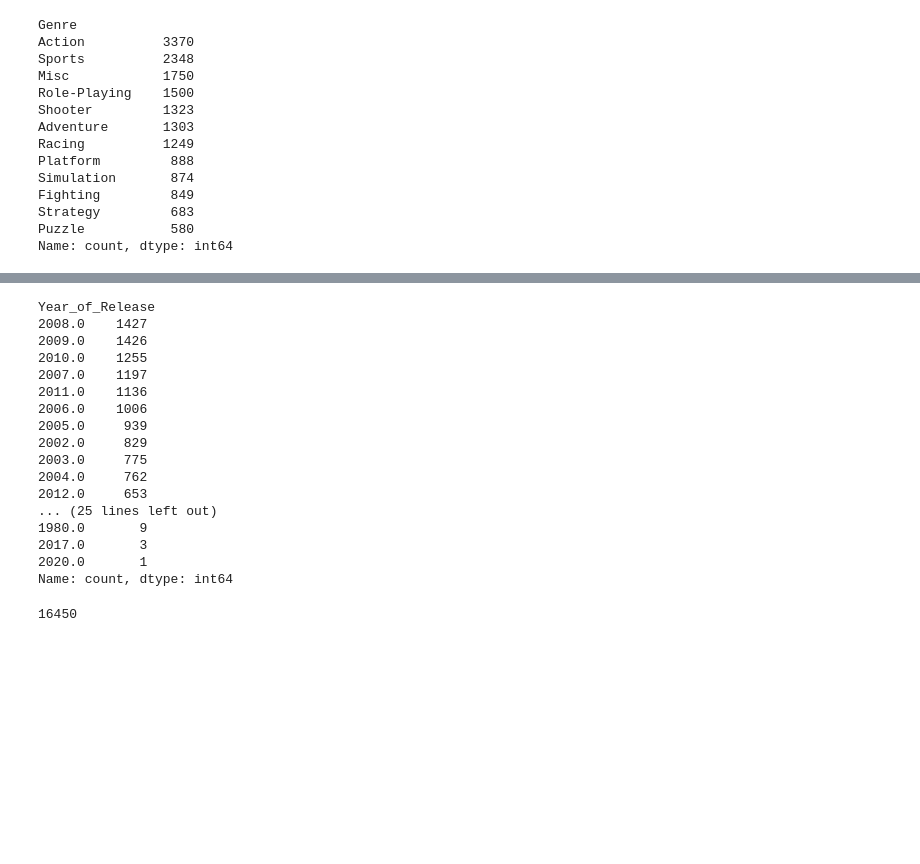
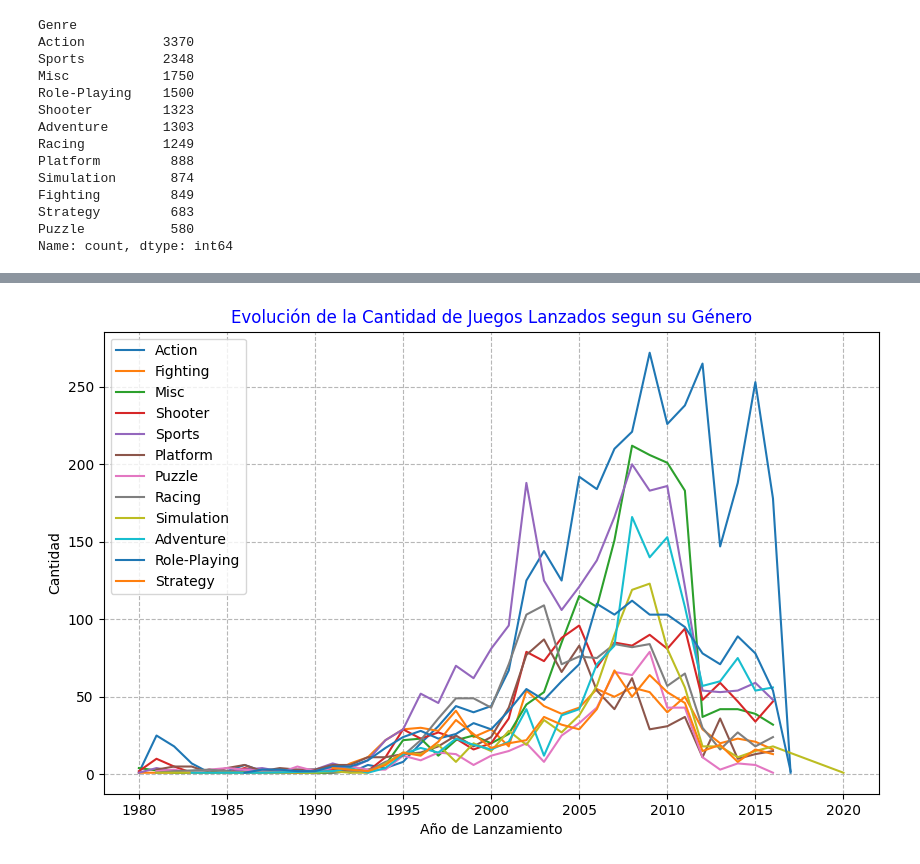
Before and after one commit to eliasfrivas/Colab, a Jupyter notebook: ProyectoDS_Partel_Rivas.ipynb, the cells around one changed output, grey strips where cells are left out. Drawn from its saved outputs; the diff is of its cells as text; code cells hidden in the pictures; blank space fills up the shorter version.

```diff
--- a/ProyectoDS_Partel_Rivas.ipynb
+++ b/ProyectoDS_Partel_Rivas.ipynb
@@ -127,25 +215,20 @@ plt.show()
-# %%
-conteo_año = df['Year_of_Release'].value_counts()
-print(conteo_año)
-# %% [output]
-Year_of_Release
-2008.0    1427
-2009.0    1426
-2010.0    1255
-2007.0    1197
-2011.0    1136
-2006.0    1006
-2005.0     939
-2002.0     829
-2003.0     775
-2004.0     762
-2012.0     653
-... (25 lines left out)
-1980.0       9
-2017.0       3
-2020.0       1
-Name: count, dtype: int64
-# %%
-print(sum(conteo_año))
-# %% [output]
-16450
+# %%
+#Vamos a graficar la evolucion temporal para observar como desde 1980 se fueron lanzando videos juegos en diferentes Generos y cual fueron de mayor impacto:
+
+# Agrupa por año y cuenta la cantidad de juegos por género
+genre_by_year = df.groupby(['Año', 'Genre'])['Genre'].count().reset_index(name='Count')
+
+# Crea un gráfico de líneas para cada género
+plt.figure(figsize=(10, 6))
+for genre in genre_by_year['Genre'].unique():
+    genre_data = genre_by_year[genre_by_year['Genre'] == genre]
+    plt.plot(genre_data['Año'], genre_data['Count'], label=genre)
+
+plt.xlabel("Año de Lanzamiento")
+plt.ylabel("Cantidad")
+plt.title("Evolución de la Cantidad de Juegos Lanzados segun su Género", color = 'Blue')
+plt.legend(loc='best')
+plt.grid(True, linestyle='--', alpha=0.9)
+plt.show()
+# %% [output]
+[figure, added]
```
Also changed, not shown: parts of 31 cells of this notebook.
